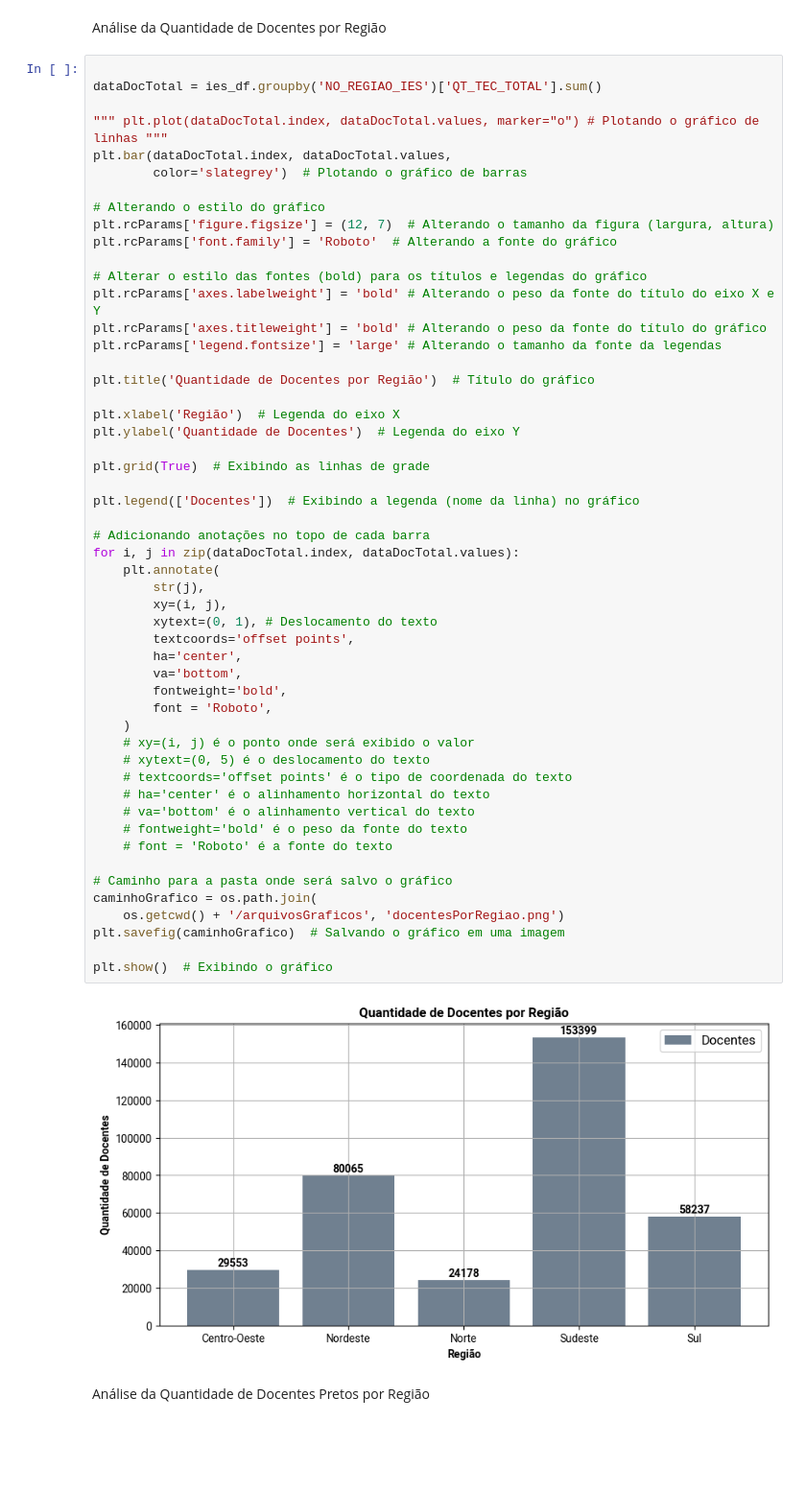
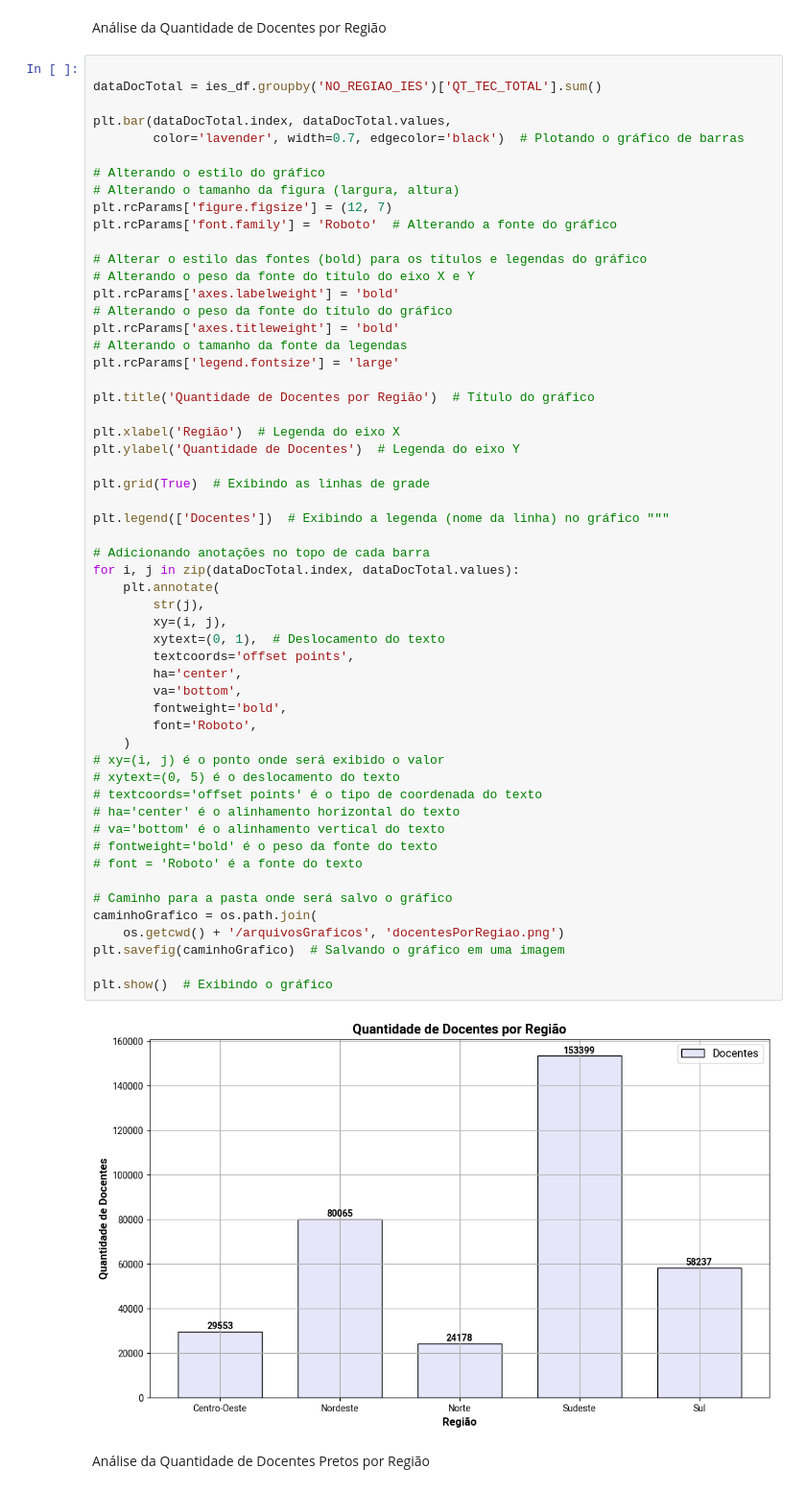
Before and after one commit to luanmenezesmatos/Kick-TrabalhoPython, a Jupyter notebook: script.ipynb, the cells around one changed output. Shown at 96% size. Cells and saved outputs as stored; diff of their text form; blank space fills up the shorter version.

```diff
--- a/script.ipynb
+++ b/script.ipynb
@@ -49,56 +49,59 @@ Análise da Quantidade de Docentes por Região
 
 dataDocTotal = ies_df.groupby('NO_REGIAO_IES')['QT_TEC_TOTAL'].sum()
 
-""" plt.plot(dataDocTotal.index, dataDocTotal.values, marker="o") # Plotando o gráfico de linhas """
 plt.bar(dataDocTotal.index, dataDocTotal.values,
-        color='slategrey')  # Plotando o gráfico de barras
+        color='lavender', width=0.7, edgecolor='black')  # Plotando o gráfico de barras
 
 # Alterando o estilo do gráfico
-plt.rcParams['figure.figsize'] = (12, 7)  # Alterando o tamanho da figura (largura, altura)
+# Alterando o tamanho da figura (largura, altura)
+plt.rcParams['figure.figsize'] = (12, 7)
 plt.rcParams['font.family'] = 'Roboto'  # Alterando a fonte do gráfico
 
 # Alterar o estilo das fontes (bold) para os títulos e legendas do gráfico
-plt.rcParams['axes.labelweight'] = 'bold' # Alterando o peso da fonte do título do eixo X e Y
-plt.rcParams['axes.titleweight'] = 'bold' # Alterando o peso da fonte do título do gráfico
-plt.rcParams['legend.fontsize'] = 'large' # Alterando o tamanho da fonte da legendas
+# Alterando o peso da fonte do título do eixo X e Y
+plt.rcParams['axes.labelweight'] = 'bold'
+# Alterando o peso da fonte do título do gráfico
+plt.rcParams['axes.titleweight'] = 'bold'
+# Alterando o tamanho da fonte da legendas
+plt.rcParams['legend.fontsize'] = 'large'
 
 plt.title('Quantidade de Docentes por Região')  # Título do gráfico
 
 plt.xlabel('Região')  # Legenda do eixo X
 plt.ylabel('Quantidade de Docentes')  # Legenda do eixo Y
 
 plt.grid(True)  # Exibindo as linhas de grade
 
-plt.legend(['Docentes'])  # Exibindo a legenda (nome da linha) no gráfico
+plt.legend(['Docentes'])  # Exibindo a legenda (nome da linha) no gráfico """
 
 # Adicionando anotações no topo de cada barra
 for i, j in zip(dataDocTotal.index, dataDocTotal.values):
     plt.annotate(
         str(j),
         xy=(i, j),
-        xytext=(0, 1), # Deslocamento do texto
+        xytext=(0, 1),  # Deslocamento do texto
         textcoords='offset points',
         ha='center',
         va='bottom',
         fontweight='bold',
-        font = 'Roboto',
+        font='Roboto',
     )
-    # xy=(i, j) é o ponto onde será exibido o valor
-    # xytext=(0, 5) é o deslocamento do texto
-    # textcoords='offset points' é o tipo de coordenada do texto
-    # ha='center' é o alinhamento horizontal do texto
-    # va='bottom' é o alinhamento vertical do texto
-    # fontweight='bold' é o peso da fonte do texto
-    # font = 'Roboto' é a fonte do texto
+# xy=(i, j) é o ponto onde será exibido o valor
+# xytext=(0, 5) é o deslocamento do texto
+# textcoords='offset points' é o tipo de coordenada do texto
+# ha='center' é o alinhamento horizontal do texto
+# va='bottom' é o alinhamento vertical do texto
+# fontweight='bold' é o peso da fonte do texto
+# font = 'Roboto' é a fonte do texto
 
 # Caminho para a pasta onde será salvo o gráfico
 caminhoGrafico = os.path.join(
     os.getcwd() + '/arquivosGraficos', 'docentesPorRegiao.png')
 plt.savefig(caminhoGrafico)  # Salvando o gráfico em uma imagem
 
 plt.show()  # Exibindo o gráfico
 # %% [output]
-[figure, old version]
+[figure, new version]
 # %% [markdown]
 Análise da Quantidade de Docentes Pretos por Região
 # %%
```
Also changed, not shown: parts of 8 cells of this notebook, 9 other files.
